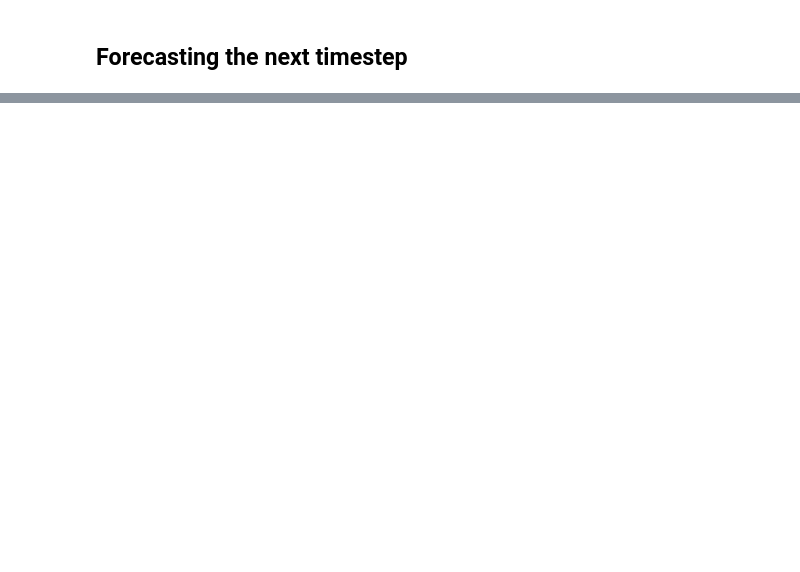
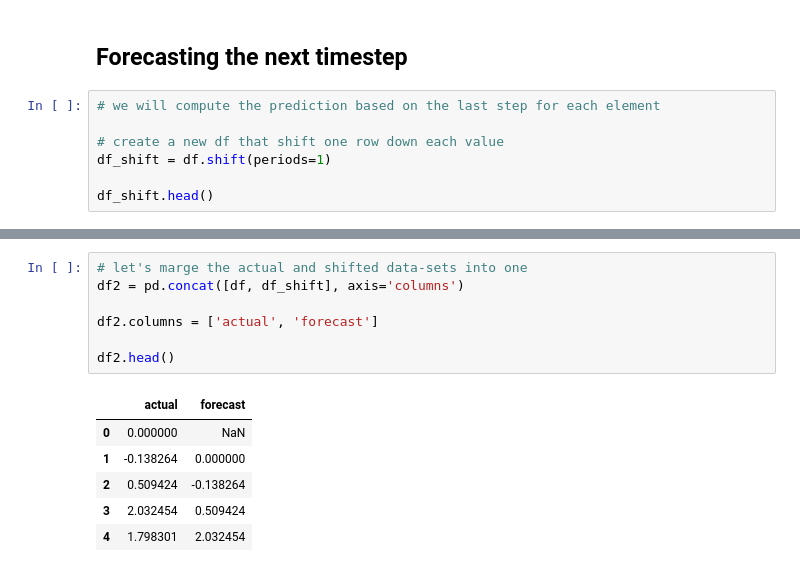
Before and after one commit to gon-olmedo/data-science-cookbook, a Jupyter notebook: Times_Series_Forecasting/02_Random_walk.ipynb, the cells around one changed output, grey strips where cells are left out. Saved outputs shown, nothing was run; the diff lists cells and outputs as text; blank space fills up the shorter version.

Commit message:
Added last step forecast

```diff
--- a/Times_Series_Forecasting/02_Random_walk.ipynb
+++ b/Times_Series_Forecasting/02_Random_walk.ipynb
@@ -257,3 +257,10 @@ fig.show()
 [interactive output not drawn]
 # %% [markdown]
 ## Forecasting the next timestep
+# %%
+# we will compute the prediction based on the last step for each element
+
+# create a new df that shift one row down each value
+df_shift = df.shift(periods=1)
+
+df_shift.head()
@@ -259,0 +274,14 @@ fig.show()
+# %%
+# let's marge the actual and shifted data-sets into one
+df2 = pd.concat([df, df_shift], axis='columns')
+
+df2.columns = ['actual', 'forecast']
+
+df2.head()
+# %% [output]
+|  | actual | forecast |
+| 0 | 0.000000 | NaN |
+| 1 | -0.138264 | 0.000000 |
+| 2 | 0.509424 | -0.138264 |
+| 3 | 2.032454 | 0.509424 |
+| 4 | 1.798301 | 2.032454 |
```
Also changed, not shown: parts of 2 cells of this notebook.
